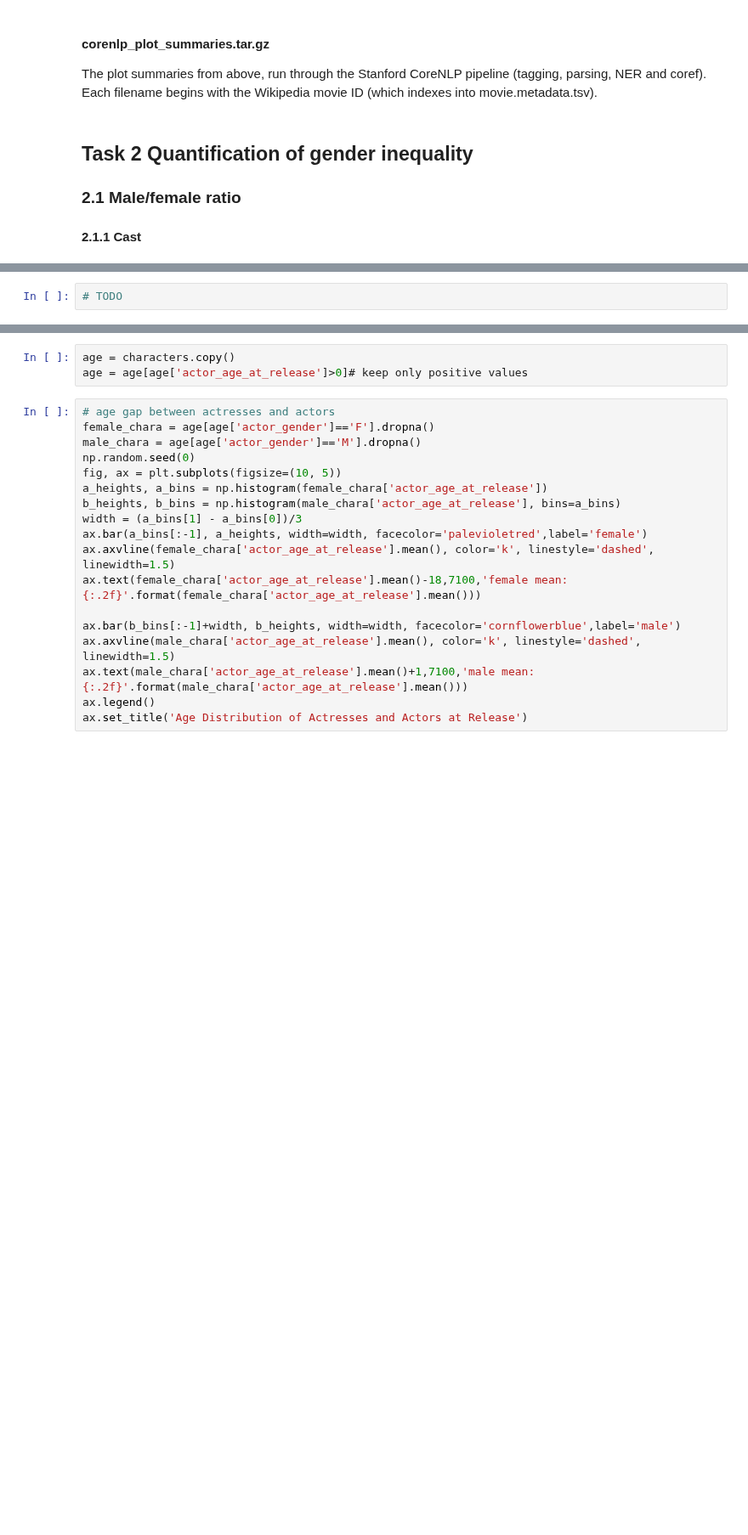
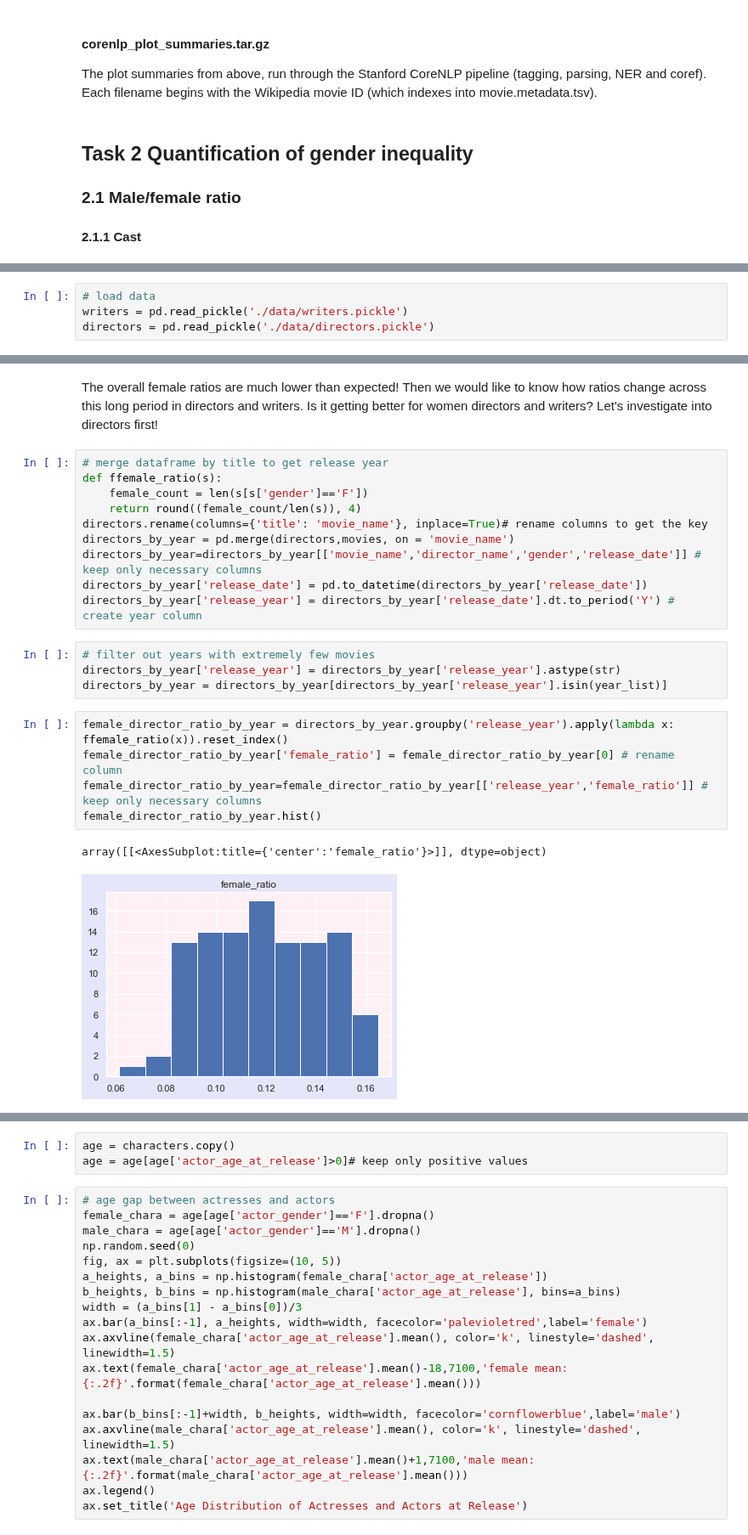
Before and after one commit to epfl-ada/ada-2022-project-yiyisoda, a Jupyter notebook: milestone_2.ipynb, the cells around one changed output, grey strips where cells are left out. Shown at 85% size. Drawn from its saved outputs; the diff is of its cells as text; blank space fills up the shorter version.

```diff
--- a/milestone_2.ipynb
+++ b/milestone_2.ipynb
@@ -316,2 +317,4 @@ for ind, label in enumerate(g.get_xticklabels()):
 # %%
-# TODO
+# load data
+writers = pd.read_pickle('./data/writers.pickle')
+directors = pd.read_pickle('./data/directors.pickle')
@@ -317,0 +329,24 @@ for ind, label in enumerate(g.get_xticklabels()):
+# %% [markdown]
+The overall female ratios are much lower than expected! Then we would like to know how ratios change across this long period in directors and writers. Is it getting better for women directors and writers? Let's investigate into directors first!
+# %%
+# merge dataframe by title to get release year
+def ffemale_ratio(s):
+    female_count = len(s[s['gender']=='F'])
+    return round((female_count/len(s)), 4)
+directors.rename(columns={'title': 'movie_name'}, inplace=True)# rename columns to get the key
+directors_by_year = pd.merge(directors,movies, on = 'movie_name')
+directors_by_year=directors_by_year[['movie_name','director_name','gender','release_date']] # keep only necessary columns
+directors_by_year['release_date'] = pd.to_datetime(directors_by_year['release_date'])
+directors_by_year['release_year'] = directors_by_year['release_date'].dt.to_period('Y') # create year column
+# %%
+# filter out years with extremely few movies
+directors_by_year['release_year'] = directors_by_year['release_year'].astype(str)
+directors_by_year = directors_by_year[directors_by_year['release_year'].isin(year_list)]
+# %%
+female_director_ratio_by_year = directors_by_year.groupby('release_year').apply(lambda x: ffemale_ratio(x)).reset_index()
+female_director_ratio_by_year['female_ratio'] = female_director_ratio_by_year[0] # rename column
+female_director_ratio_by_year=female_director_ratio_by_year[['release_year','female_ratio']] # keep only necessary columns
+female_director_ratio_by_year.hist()
+# %% [output]
+array([[<AxesSubplot:title={'center':'female_ratio'}>]], dtype=object)
+[figure, added]
```
Also changed, not shown: parts of 29 cells of this notebook.
